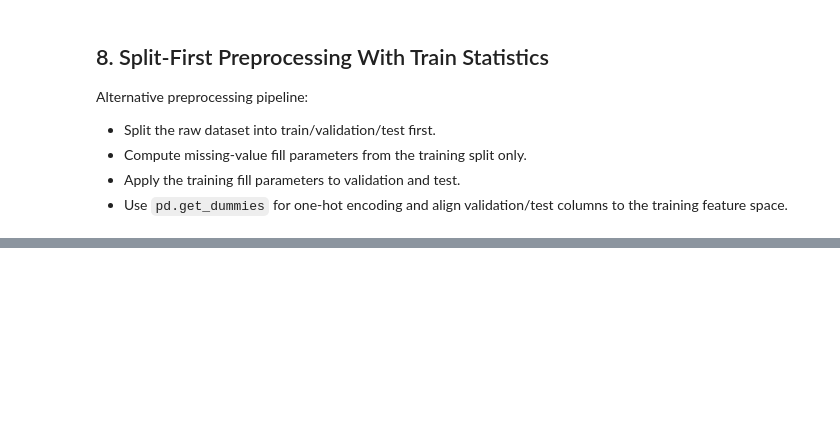
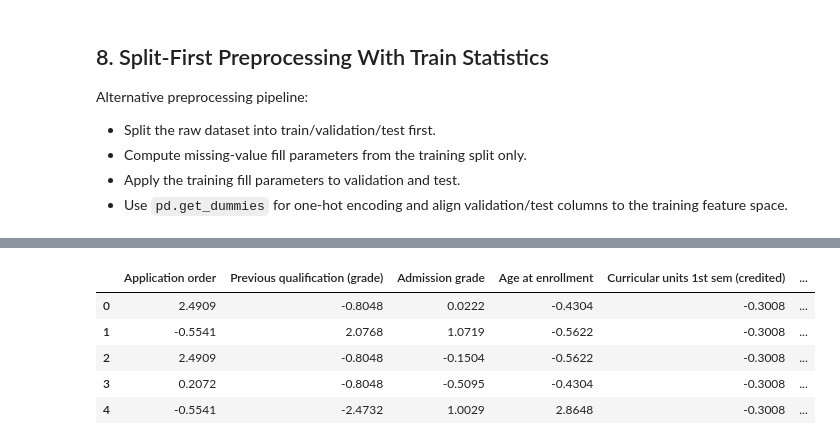
Before and after one commit to NathanTong0921/Machine-Learning-Project, a Jupyter notebook: preprocess/preprocessing.ipynb, the cells around one changed output, grey strips where cells are left out. Drawn from its saved outputs; the diff is of its cells as text; code cells hidden in the pictures; blank space fills up the shorter version.

Commit message:
new preprocessing notebook with clustering

```diff
--- a/preprocess/preprocessing.ipynb
+++ b/preprocess/preprocessing.ipynb
@@ -405,0 +502,72 @@ semantics_processed_df
+# %%
+from pathlib import Path
+
+import pandas as pd
+from sklearn.preprocessing import StandardScaler
+
+PROJECT_ROOT = Path.cwd().parent if Path.cwd().name == "preprocess" else Path.cwd()
+CLUSTER_DATA_PATH = PROJECT_ROOT / "dataset" / "data.csv"
+CLUSTER_OUTPUT_PATH = PROJECT_ROOT / "data" / "X_cluster_full.csv"
+CLUSTER_TARGET_COL = "Target"
+
+CLUSTER_CATEGORICAL_COLUMNS = {
+    "Marital status",
+    "Application mode",
+    "Course",
+    "Daytime/evening attendance",
+    "Previous qualification",
+    "Nacionality",
+    "Mother's qualification",
+    "Father's qualification",
+    "Mother's occupation",
+    "Father's occupation",
+    "Displaced",
+    "Educational special needs",
+    "Debtor",
+    "Tuition fees up to date",
+    "Gender",
+    "Scholarship holder",
+    "International",
+    }
+
+cluster_df = pd.read_csv(CLUSTER_DATA_PATH, sep=';')
+cluster_df.columns = cluster_df.columns.str.strip()
+
+X_cluster_base = cluster_df.drop(columns=[CLUSTER_TARGET_COL], errors="ignore").copy()
+categorical_cluster_cols = sorted(
+    [col for col in X_cluster_base.columns if col in CLUSTER_CATEGORICAL_COLUMNS]
+    )
+numeric_cluster_cols = [
+    col for col in X_cluster_base.columns if col not in categorical_cluster_cols
+    ]
+
+if numeric_cluster_cols:
+    numeric_fill_values = X_cluster_base[numeric_cluster_cols].median()
+    X_cluster_base.loc[:, numeric_cluster_cols] = X_cluster_base[numeric_cluster_cols].fillna(numeric_fill_values)
+
+for col in categorical_cluster_cols:
+    mode_values = X_cluster_base[col].mode(dropna=True)
+    fill_value = mode_values.iloc[0] if not mode_values.empty else "Missing"
+    X_cluster_base[col] = X_cluster_base[col].fillna(fill_value)
+
+X_cluster_full = pd.get_dummies(
+    X_cluster_base,
+    columns=categorical_cluster_cols,
+    dtype=int,
+    )
+
+if numeric_cluster_cols:
+    X_cluster_full.loc[:, numeric_cluster_cols] = X_cluster_full[numeric_cluster_cols].astype(float)
+    scaler = StandardScaler()
+    X_cluster_full.loc[:, numeric_cluster_cols] = scaler.fit_transform(X_cluster_full[numeric_cluster_cols])
+
+CLUSTER_OUTPUT_PATH.parent.mkdir(parents=True, exist_ok=True)
+X_cluster_full.to_csv(CLUSTER_OUTPUT_PATH, index=False)
+
+print(f"Clustering feature matrix shape: {X_cluster_full.shape}")
+print(f"Categorical columns one-hot encoded: {len(categorical_cluster_cols)}")
+print(f"Numeric columns standardized: {len(numeric_cluster_cols)}")
+print(f"Saved clustering features to: {CLUSTER_OUTPUT_PATH}")
+
+X_cluster_full.head()
+# %% [output]
@@ -405,0 +595,6 @@ semantics_processed_df
+|  | Application order | Previous qualification (grade) | Admission grade | Age at enrollment | Curricular units 1st sem (credited) | ... |
+| 0 | 2.4909 | -0.8048 | 0.0222 | -0.4304 | -0.3008 | ... |
+| 1 | -0.5541 | 2.0768 | 1.0719 | -0.5622 | -0.3008 | ... |
+| 2 | 2.4909 | -0.8048 | -0.1504 | -0.5622 | -0.3008 | ... |
+| 3 | 0.2072 | -0.8048 | -0.5095 | -0.4304 | -0.3008 | ... |
+| 4 | -0.5541 | -2.4732 | 1.0029 | 2.8648 | -0.3008 | ... |
```
Also changed, not shown: parts of 15 cells of this notebook.
